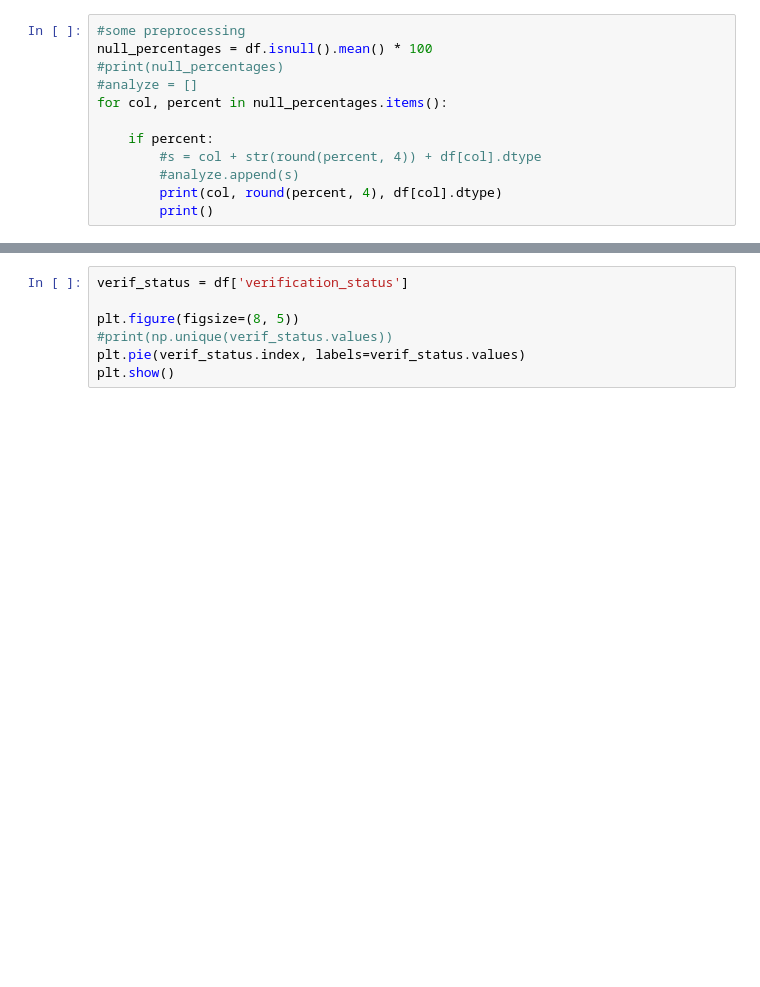
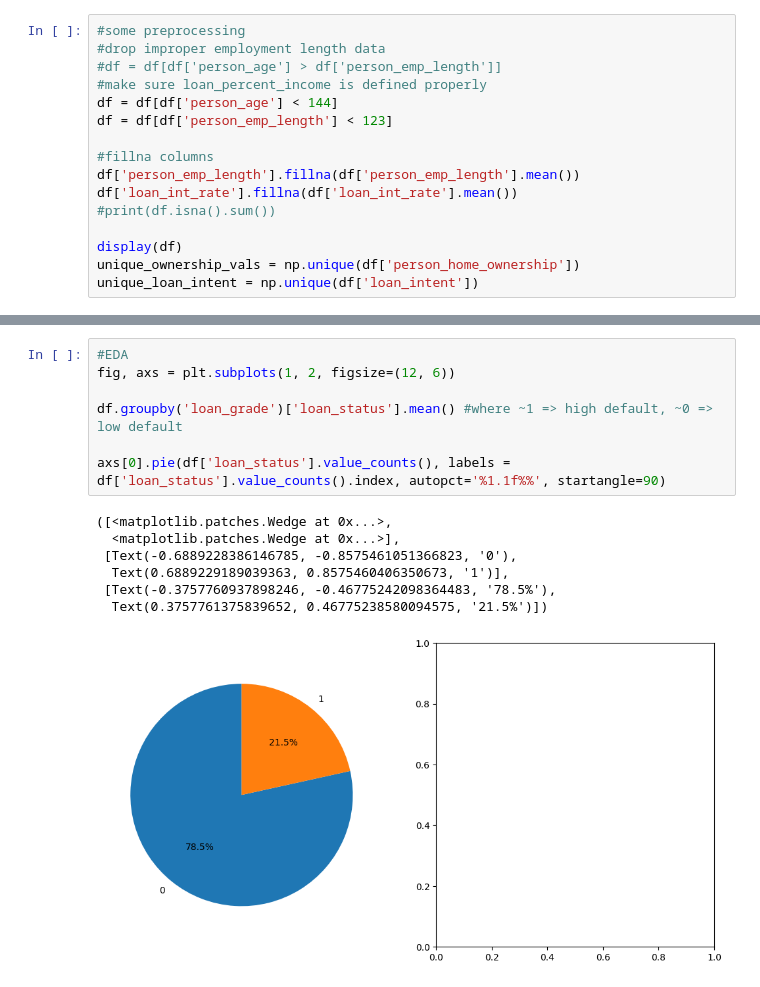
Before and after one commit to finnwethall/credit_report, a Jupyter notebook: CreditReport.ipynb, the cells around one changed output, grey strips where cells are left out. Saved outputs shown, nothing was run; the diff lists cells and outputs as text; blank space fills up the shorter version.

```diff
--- a/CreditReport.ipynb
+++ b/CreditReport.ipynb
@@ -31,13 +44,17 @@ print(rows)
 # %%
 #some preprocessing
-null_percentages = df.isnull().mean() * 100
-#print(null_percentages)
-#analyze = []
-for col, percent in null_percentages.items():
+#drop improper employment length data
+#df = df[df['person_age'] > df['person_emp_length']]
+#make sure loan_percent_income is defined properly
+df = df[df['person_age'] < 144]
+df = df[df['person_emp_length'] < 123]
 
-    if percent:
-        #s = col + str(round(percent, 4)) + df[col].dtype
-        #analyze.append(s)
-        print(col, round(percent, 4), df[col].dtype)
-        print()
+#fillna columns
+df['person_emp_length'].fillna(df['person_emp_length'].mean())
+df['loan_int_rate'].fillna(df['loan_int_rate'].mean())
+#print(df.isna().sum())
+
+display(df)
+unique_ownership_vals = np.unique(df['person_home_ownership'])
+unique_loan_intent = np.unique(df['loan_intent'])
 # %% [output]
@@ -47,7 +87,15 @@ loan_int_rate 9.5639 float64
 # %%
-verif_status = df['verification_status']
+#EDA
+fig, axs = plt.subplots(1, 2, figsize=(12, 6))
 
-plt.figure(figsize=(8, 5))
-#print(np.unique(verif_status.values))
-plt.pie(verif_status.index, labels=verif_status.values)
-plt.show()
+df.groupby('loan_grade')['loan_status'].mean() #where ~1 => high default, ~0 => low default
+
+axs[0].pie(df['loan_status'].value_counts(), labels = df['loan_status'].value_counts().index, autopct='%1.1f%%', startangle=90)
+# %% [output]
+([<matplotlib.patches.Wedge at 0x...>,
+  <matplotlib.patches.Wedge at 0x...>],
+ [Text(-0.6889228386146785, -0.8575461051366823, '0'),
+  Text(0.6889229189039363, 0.8575460406350673, '1')],
+ [Text(-0.3757760937898246, -0.46775242098364483, '78.5%'),
+  Text(0.3757761375839652, 0.46775238580094575, '21.5%')])
+[figure, added]
```
Also changed, not shown: parts of 3 cells of this notebook.
